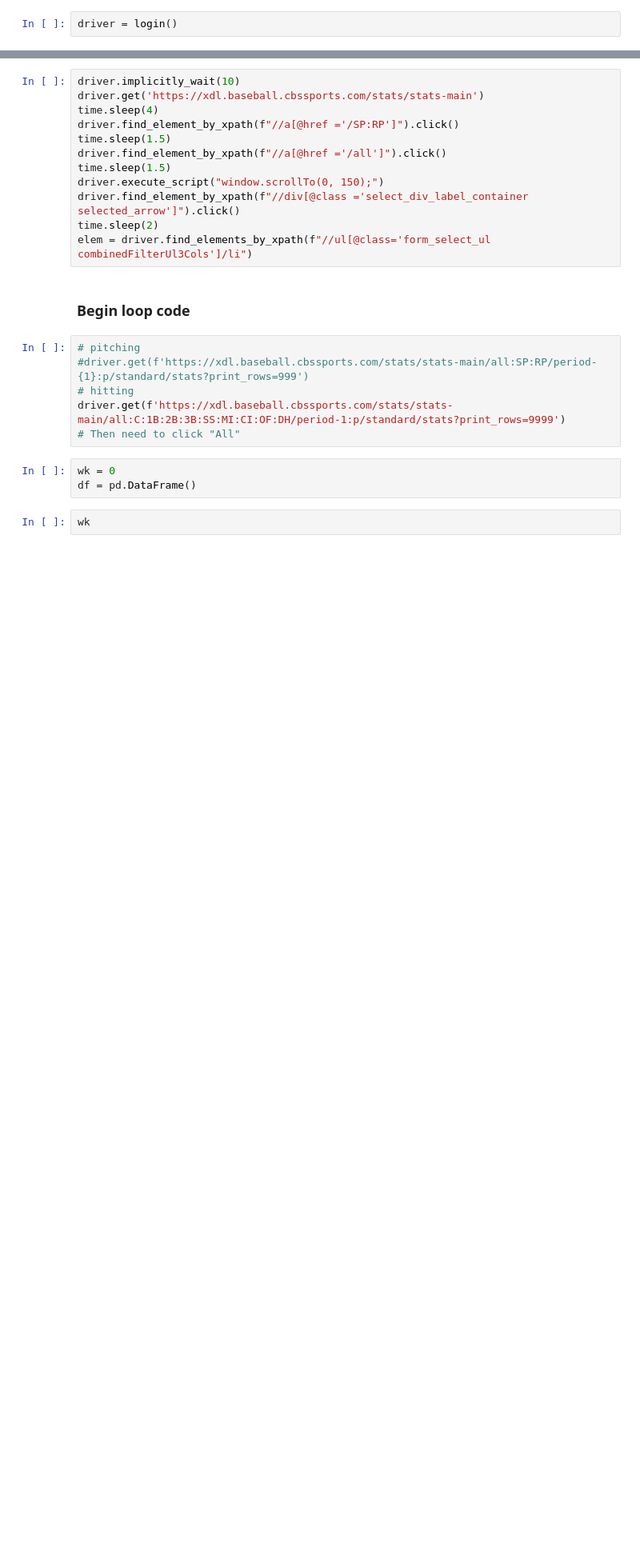
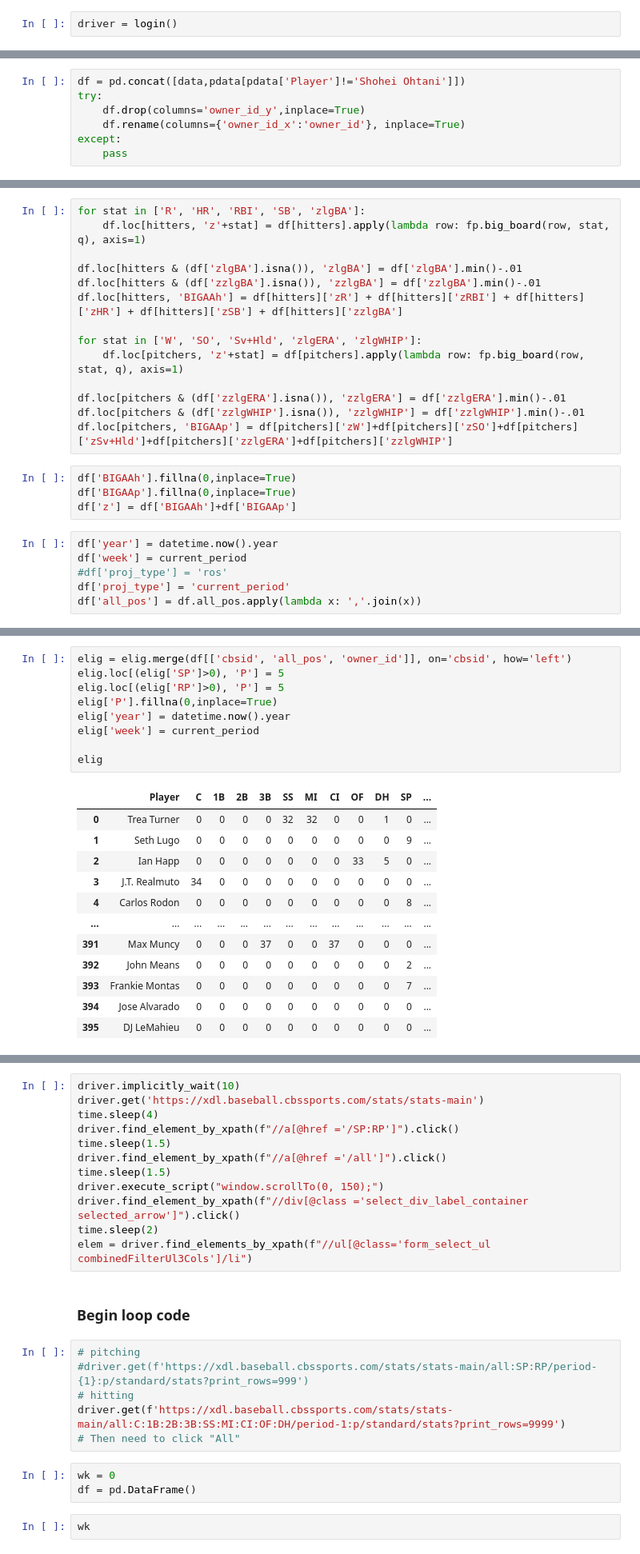
Before and after one commit to haueter19/xdl, a Jupyter notebook: CBS Scrape Stats by Period.ipynb, the cells around one changed output, grey strips where cells are left out. Shown: that part at 80% size. Cells and saved outputs as stored; diff of their text form; blank space fills up the shorter version.

```diff
--- a/CBS Scrape Stats by Period.ipynb
+++ b/CBS Scrape Stats by Period.ipynb
@@ -143,0 +407,7 @@ driver = login()
+# %%
+df = pd.concat([data,pdata[pdata['Player']!='Shohei Ohtani']])
+try:
+    df.drop(columns='owner_id_y',inplace=True)
+    df.rename(columns={'owner_id_x':'owner_id'}, inplace=True)
+except:
+    pass
@@ -143,0 +458,24 @@ driver = login()
+# %%
+for stat in ['R', 'HR', 'RBI', 'SB', 'zlgBA']:
+    df.loc[hitters, 'z'+stat] = df[hitters].apply(lambda row: fp.big_board(row, stat, q), axis=1)
+
+df.loc[hitters & (df['zlgBA'].isna()), 'zlgBA'] = df['zlgBA'].min()-.01
+df.loc[hitters & (df['zzlgBA'].isna()), 'zzlgBA'] = df['zzlgBA'].min()-.01
+df.loc[hitters, 'BIGAAh'] = df[hitters]['zR'] + df[hitters]['zRBI'] + df[hitters]['zHR'] + df[hitters]['zSB'] + df[hitters]['zzlgBA']
+
+for stat in ['W', 'SO', 'Sv+Hld', 'zlgERA', 'zlgWHIP']:
+    df.loc[pitchers, 'z'+stat] = df[pitchers].apply(lambda row: fp.big_board(row, stat, q), axis=1)
+
+df.loc[pitchers & (df['zzlgERA'].isna()), 'zzlgERA'] = df['zzlgERA'].min()-.01
+df.loc[pitchers & (df['zzlgWHIP'].isna()), 'zzlgWHIP'] = df['zzlgWHIP'].min()-.01
+df.loc[pitchers, 'BIGAAp'] = df[pitchers]['zW']+df[pitchers]['zSO']+df[pitchers]['zSv+Hld']+df[pitchers]['zzlgERA']+df[pitchers]['zzlgWHIP']
+# %%
+df['BIGAAh'].fillna(0,inplace=True)
+df['BIGAAp'].fillna(0,inplace=True)
+df['z'] = df['BIGAAh']+df['BIGAAp']
+# %%
+df['year'] = datetime.now().year
+df['week'] = current_period
+#df['proj_type'] = 'ros'
+df['proj_type'] = 'current_period'
+df['all_pos'] = df.all_pos.apply(lambda x: ','.join(x))
@@ -143,0 +499,22 @@ driver = login()
+# %%
+elig = elig.merge(df[['cbsid', 'all_pos', 'owner_id']], on='cbsid', how='left')
+elig.loc[(elig['SP']>0), 'P'] = 5
+elig.loc[(elig['RP']>0), 'P'] = 5
+elig['P'].fillna(0,inplace=True)
+elig['year'] = datetime.now().year
+elig['week'] = current_period
+
+elig
+# %% [output]
+|  | Player | C | 1B | 2B | 3B | SS | MI | CI | OF | DH | SP | ... |
+| 0 | Trea Turner | 0 | 0 | 0 | 0 | 32 | 32 | 0 | 0 | 1 | 0 | ... |
+| 1 | Seth Lugo | 0 | 0 | 0 | 0 | 0 | 0 | 0 | 0 | 0 | 9 | ... |
+| 2 | Ian Happ | 0 | 0 | 0 | 0 | 0 | 0 | 0 | 33 | 5 | 0 | ... |
+| 3 | J.T. Realmuto | 34 | 0 | 0 | 0 | 0 | 0 | 0 | 0 | 0 | 0 | ... |
+| 4 | Carlos Rodon | 0 | 0 | 0 | 0 | 0 | 0 | 0 | 0 | 0 | 8 | ... |
+| ... | ... | ... | ... | ... | ... | ... | ... | ... | ... | ... | ... | ... |
+| 391 | Max Muncy | 0 | 0 | 0 | 37 | 0 | 0 | 37 | 0 | 0 | 0 | ... |
+| 392 | John Means | 0 | 0 | 0 | 0 | 0 | 0 | 0 | 0 | 0 | 2 | ... |
+| 393 | Frankie Montas | 0 | 0 | 0 | 0 | 0 | 0 | 0 | 0 | 0 | 7 | ... |
+| 394 | Jose Alvarado | 0 | 0 | 0 | 0 | 0 | 0 | 0 | 0 | 0 | 0 | ... |
+| 395 | DJ LeMahieu | 0 | 0 | 0 | 0 | 0 | 0 | 0 | 0 | 0 | 0 | ... |
```
Also changed, not shown: parts of 48 cells of this notebook.
